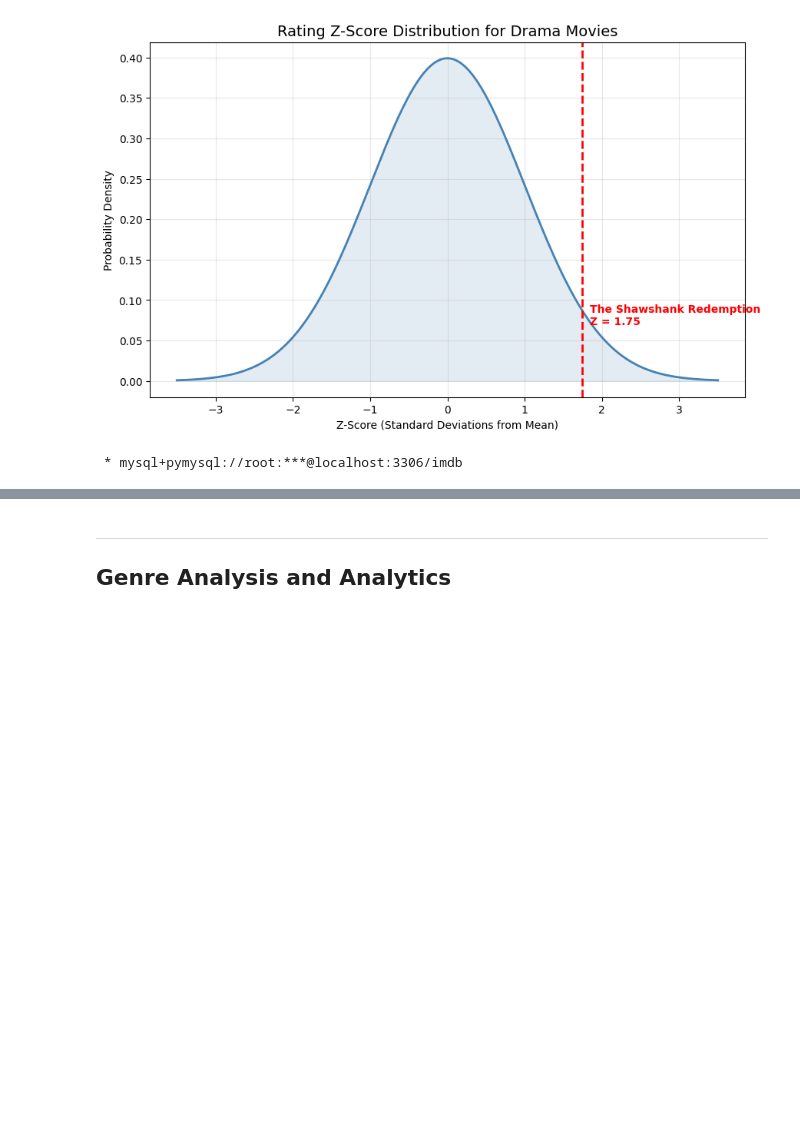
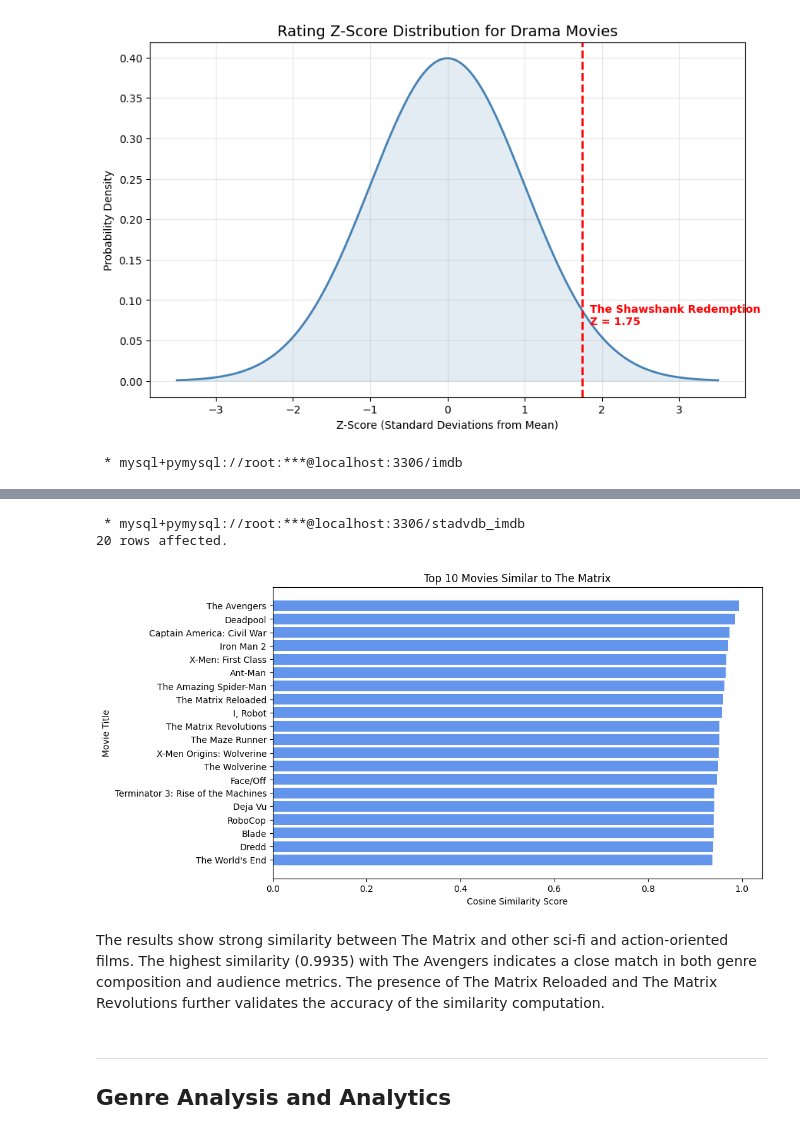
Before and after one commit to JeyyM/stadvdb-imdb, a Jupyter notebook: olap-notebook.ipynb, the cells around one changed output, grey strips where cells are left out. Saved outputs shown, nothing was run; the diff lists cells and outputs as text; code cells hidden in the pictures; blank space fills up the shorter version.

```diff
--- a/olap-notebook.ipynb
+++ b/olap-notebook.ipynb
@@ -396,3 +460,55 @@ result
+# %%
+# same SQL query, fetch results into a DataFrame
+query = """
+WITH TargetMovie AS (
+    SELECT * FROM movie_feature_vector_materialized WHERE tconst = 'tt0133093'
+)
+SELECT
+    B.primaryTitle,
+    (
+        (A.norm_rating * B.norm_rating) +
+        (A.norm_votes * B.norm_votes) +
+        (A.norm_runtime * B.norm_runtime) +
+        (A.genre_Action * B.genre_Action) +
+        (A.genre_Sci_Fi * B.genre_Sci_Fi) +
+        (A.genre_Adventure * B.genre_Adventure) +
+        (A.genre_Thriller * B.genre_Thriller) +
+        (A.genre_Drama * B.genre_Drama)
+    ) / (
+        SQRT(
+            A.norm_rating*A.norm_rating + A.norm_votes*A.norm_votes + A.norm_runtime*A.norm_runtime +
+            A.genre_Action*A.genre_Action + A.genre_Sci_Fi*A.genre_Sci_Fi + A.genre_Adventure*A.genre_Adventure +
+            A.genre_Thriller*A.genre_Thriller + A.genre_Drama*A.genre_Drama
+        ) *
+        SQRT(
+            B.norm_rating*B.norm_rating + B.norm_votes*B.norm_votes + B.norm_runtime*B.norm_runtime +
+            B.genre_Action*B.genre_Action + B.genre_Sci_Fi*B.genre_Sci_Fi + B.genre_Adventure*B.genre_Adventure +
+            B.genre_Thriller*B.genre_Thriller + B.genre_Drama*B.genre_Drama
+        )
+    ) AS cosine_similarity
+FROM TargetMovie A
+CROSS JOIN movie_feature_vector_materialized B
+WHERE A.tconst != B.tconst
+ORDER BY cosine_similarity DESC
+LIMIT 20;
+"""
+
+result = %sql $query
+df = result.DataFrame()
+
+plt.figure(figsize=(10, 6))
+plt.barh(df["primaryTitle"], df["cosine_similarity"], color='cornflowerblue')
+plt.xlabel("Cosine Similarity Score")
+plt.ylabel("Movie Title")
+plt.title("Top 10 Movies Similar to The Matrix")
+plt.gca().invert_yaxis()
+plt.show()
+# %% [output]
+ * mysql+pymysql://root:***@localhost:3306/stadvdb_imdb
+20 rows affected.
+[figure, added]
+# %% [markdown]
+The results show strong similarity between The Matrix and other sci-fi and action-oriented films. The highest similarity (0.9935) with The Avengers indicates a close match in both genre composition and audience metrics. The presence of The Matrix Reloaded and The Matrix Revolutions further validates the accuracy of the similarity computation.
 # %% [markdown]
 ---
 ## **Genre Analysis and Analytics**
```
Also changed, not shown: parts of 11 cells of this notebook.
